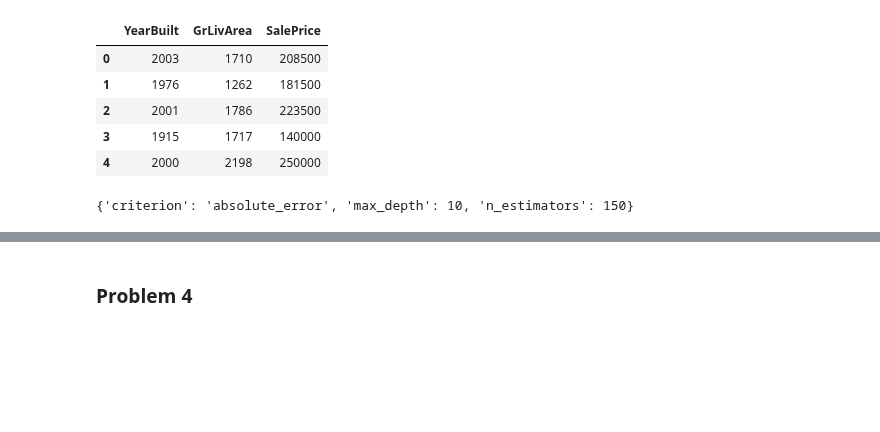
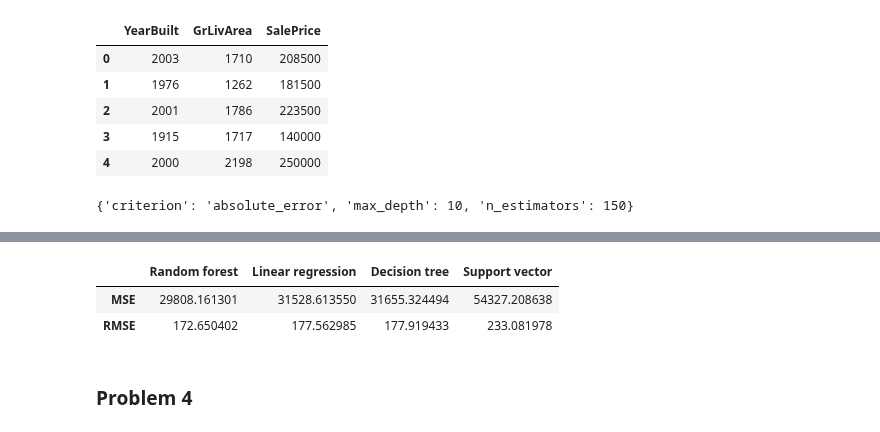
Before and after one commit to jaden-2/Assignment, a Jupyter notebook: housing_price_forecast.ipynb, the cells around one changed output, grey strips where cells are left out. Saved outputs shown, nothing was run; the diff lists cells and outputs as text; code cells hidden in the pictures; blank space fills up the shorter version.

```diff
--- a/housing_price_forecast.ipynb
+++ b/housing_price_forecast.ipynb
@@ -168,30 +168,35 @@ plt.grid(True)
 # %%
 # Comparing the Mean square error of each model
 performance = {
     "Linear regression": [],
     "Support vector": [],
     "Decision tree": [],
     "Random forest": []
 }
 
 models = [model, svr, decision, forest]
 
 for i, key in enumerate(performance.keys()):
     predict = models[i].predict(x_test)
     score = metrics.mean_absolute_error(y_test, predict)
 
     performance[key].append(score)
 
 for i, key in enumerate(performance.keys()):
     predict = models[i].predict(x_test)
     score = metrics.mean_absolute_error(y_test, predict)
 
     performance[key].append(np.sqrt(score))
 
 
 # Sort models in ascending order by the order of performance
 d = pd.DataFrame(performance, index=["MSE", "RMSE"])
 d = d.sort_values("MSE", axis=1)
+d
+# %% [output]
+|  | Random forest | Linear regression | Decision tree | Support vector |
+| MSE | 29808.161301 | 31528.613550 | 31655.324494 | 54327.208638 |
+| RMSE | 172.650402 | 177.562985 | 177.919433 | 233.081978 |
 # %% [markdown]
 ### Problem 4
 # %%
```
Also changed, not shown: parts of 7 cells of this notebook.
